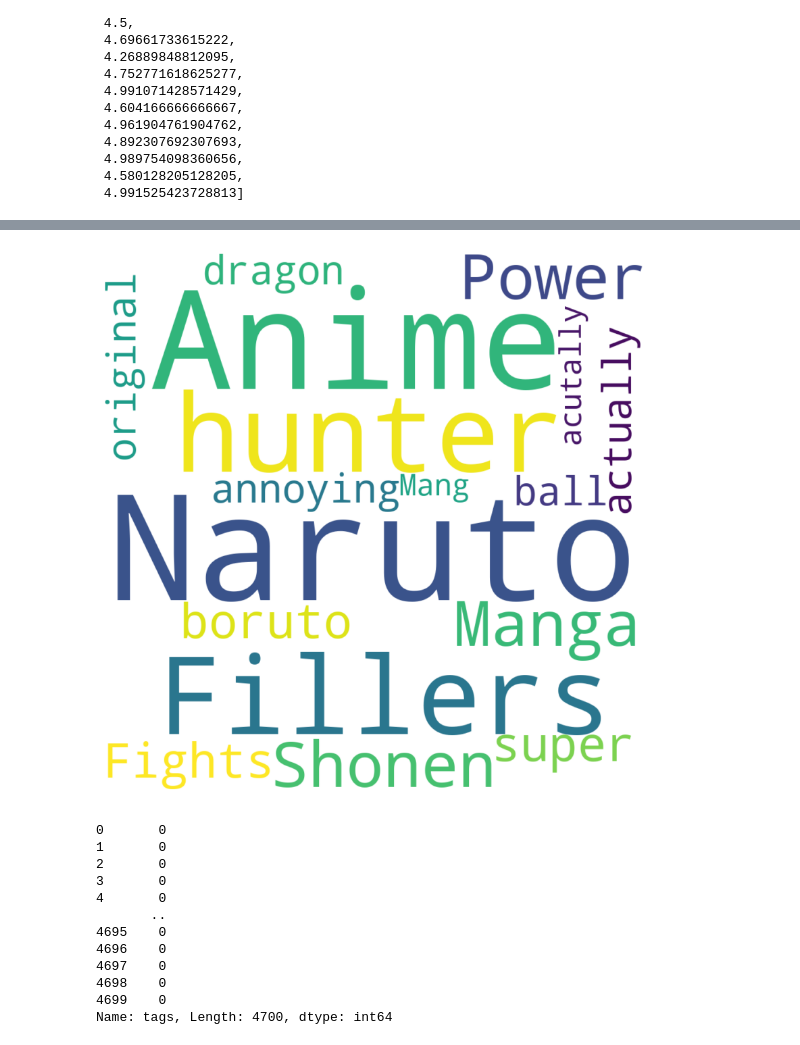
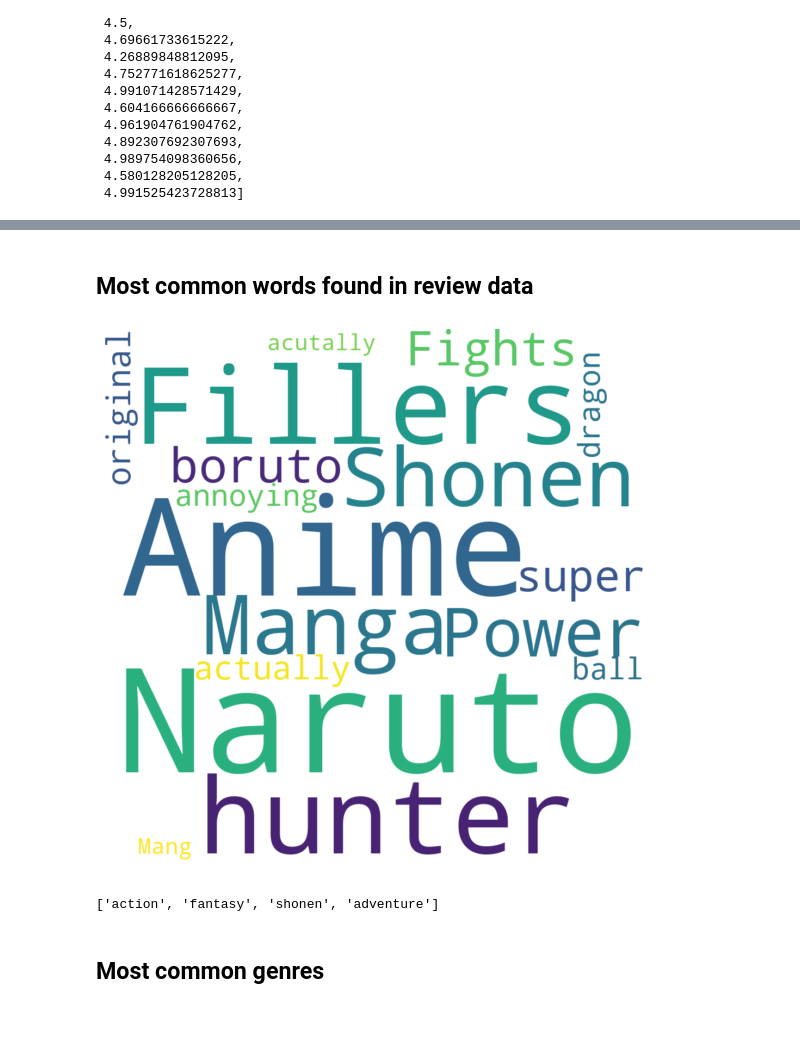
Before and after one commit to something-cool/french-bread, a Jupyter notebook: data_visual.ipynb, the cells around one changed output, grey strips where cells are left out. Drawn from its saved outputs; the diff is of its cells as text; code cells hidden in the pictures; blank space fills up the shorter version.

Commit message:
State commit for data_visual notebood + RISE. Also related images, etc.

```diff
--- a/data_visual.ipynb
+++ b/data_visual.ipynb
@@ -148,17 +178,19 @@ filtered_words[:25]
+# %% [markdown]
+## Most common words found in review data
 # %%
 text=("Anime, Anime, Anime, Anime, Anime, Anime, Anime, Mang, Manga, Manga, Manga, Shonen, Shonen, Shonen, Power, Power, Power, Fights, Fights, Fights, Naruto, Naruto, Naruto, Naruto, Naruto, Naruto, Naruto, Naruto, Fillers, Fillers, Fillers, Fillers, boruto, boruto, boruto, actually, actually, acutally, hunter, hunter, hunter, hunter, original, original, annoying, annoying, super, super, super, dragon, dragon, ball, ball,  ")
 # Create the wordcloud object
 wordcloud = WordCloud(background_color='white', width=1000, height=1000, margin=0).generate(text)
 
 # Display the generated image:
-plt.figure(figsize=(25,15))
+plt.figure(figsize=(20,10))
 plt.imshow(wordcloud, interpolation='bilinear')
 
 plt.axis("off")
 plt.margins(x=0, y=0)
 plt.show()
 # %% [output]
-[figure, old version]
+[figure, new version]
 # %%
 genre_list = []
 def list_to_string(tags):
@@ -167,19 +199,12 @@ def list_to_string(tags):
     return 0
 
 anime_df['tags'].apply(list_to_string)
+
+genre_list[:4]
 # %% [output]
-0       0
-1       0
-2       0
-3       0
-4       0
-       ..
-4695    0
-4696    0
-4697    0
-4698    0
-4699    0
-Name: tags, Length: 4700, dtype: int64
+['action', 'fantasy', 'shonen', 'adventure']
+# %% [markdown]
+## Most common genres
 # %%
 text=("Action Action Action, Action, Action, Fantasy, Fantasy, Fantasy, Shonen, Shonen, Adventure, Adventure, Adventure, Comedy, Comedy, Sci-i, Drama, Supernatural, Romance, Isekai, Sliceoflife, Thriller")
 # Create the wordcloud object
```
Also changed, not shown: parts of 15 cells of this notebook, 5 other files.
